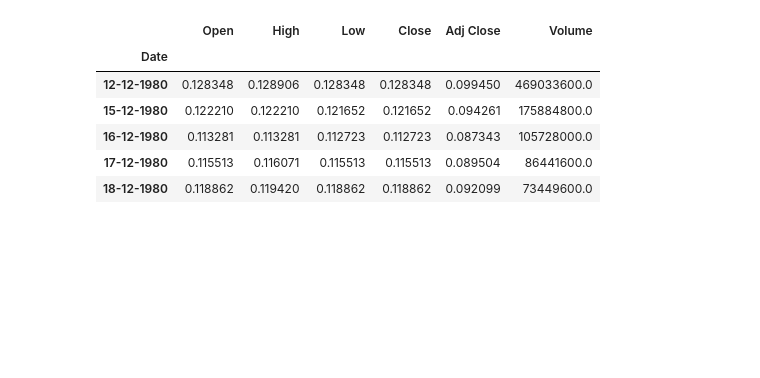
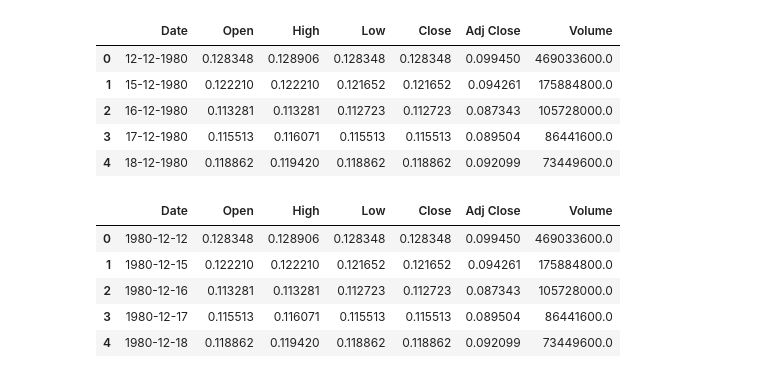
Before and after one commit to arnavktis/Stock-Market-Analysis-And-Forecasting, a Jupyter notebook: Main.ipynb, the cells around one changed output. Saved outputs shown, nothing was run; the diff lists cells and outputs as text; code cells hidden in the pictures; blank space fills up the shorter version.

```diff
--- a/Main.ipynb
+++ b/Main.ipynb
@@ -15,12 +7,23 @@ please provide us feedback at https://github.com/pandas-dev/pandas/issues/54466
 # %%
-apple = pd.read_csv('Assets/AAPL.csv', index_col='Date', parse_dates=['Date'])
+apple = pd.read_csv('Assets/AAPL.csv')
 apple.drop('Day Difference', inplace=True, axis=1)
 apple.head()
 # %% [output]
-|  | Open | High | Low | Close | Adj Close | Volume |
-| Date |  |  |  |  |  |  |
-| 12-12-1980 | 0.128348 | 0.128906 | 0.128348 | 0.128348 | 0.099450 | 469033600.0 |
-| 15-12-1980 | 0.122210 | 0.122210 | 0.121652 | 0.121652 | 0.094261 | 175884800.0 |
-| 16-12-1980 | 0.113281 | 0.113281 | 0.112723 | 0.112723 | 0.087343 | 105728000.0 |
-| 17-12-1980 | 0.115513 | 0.116071 | 0.115513 | 0.115513 | 0.089504 | 86441600.0 |
-| 18-12-1980 | 0.118862 | 0.119420 | 0.118862 | 0.118862 | 0.092099 | 73449600.0 |
+|  | Date | Open | High | Low | Close | Adj Close | Volume |
+| 0 | 12-12-1980 | 0.128348 | 0.128906 | 0.128348 | 0.128348 | 0.099450 | 469033600.0 |
+| 1 | 15-12-1980 | 0.122210 | 0.122210 | 0.121652 | 0.121652 | 0.094261 | 175884800.0 |
+| 2 | 16-12-1980 | 0.113281 | 0.113281 | 0.112723 | 0.112723 | 0.087343 | 105728000.0 |
+| 3 | 17-12-1980 | 0.115513 | 0.116071 | 0.115513 | 0.115513 | 0.089504 | 86441600.0 |
+| 4 | 18-12-1980 | 0.118862 | 0.119420 | 0.118862 | 0.118862 | 0.092099 | 73449600.0 |
+# %%
+df1 = pd.DataFrame(apple, columns=['Date', 'Open', 'High', 'Low', 'Close', 'Adj Close', 'Volume'])
+df1['Date'] = pd.to_datetime(df1['Date'], format='%d-%m-%Y')
+df1['Date'] = df1['Date'].dt.strftime('%Y-%m-%d')
+df1.head()
+# %% [output]
+|  | Date | Open | High | Low | Close | Adj Close | Volume |
+| 0 | 1980-12-12 | 0.128348 | 0.128906 | 0.128348 | 0.128348 | 0.099450 | 469033600.0 |
+| 1 | 1980-12-15 | 0.122210 | 0.122210 | 0.121652 | 0.121652 | 0.094261 | 175884800.0 |
+| 2 | 1980-12-16 | 0.113281 | 0.113281 | 0.112723 | 0.112723 | 0.087343 | 105728000.0 |
+| 3 | 1980-12-17 | 0.115513 | 0.116071 | 0.115513 | 0.115513 | 0.089504 | 86441600.0 |
+| 4 | 1980-12-18 | 0.118862 | 0.119420 | 0.118862 | 0.118862 | 0.092099 | 73449600.0 |
```
Also changed, not shown: parts of 29 cells of this notebook.
